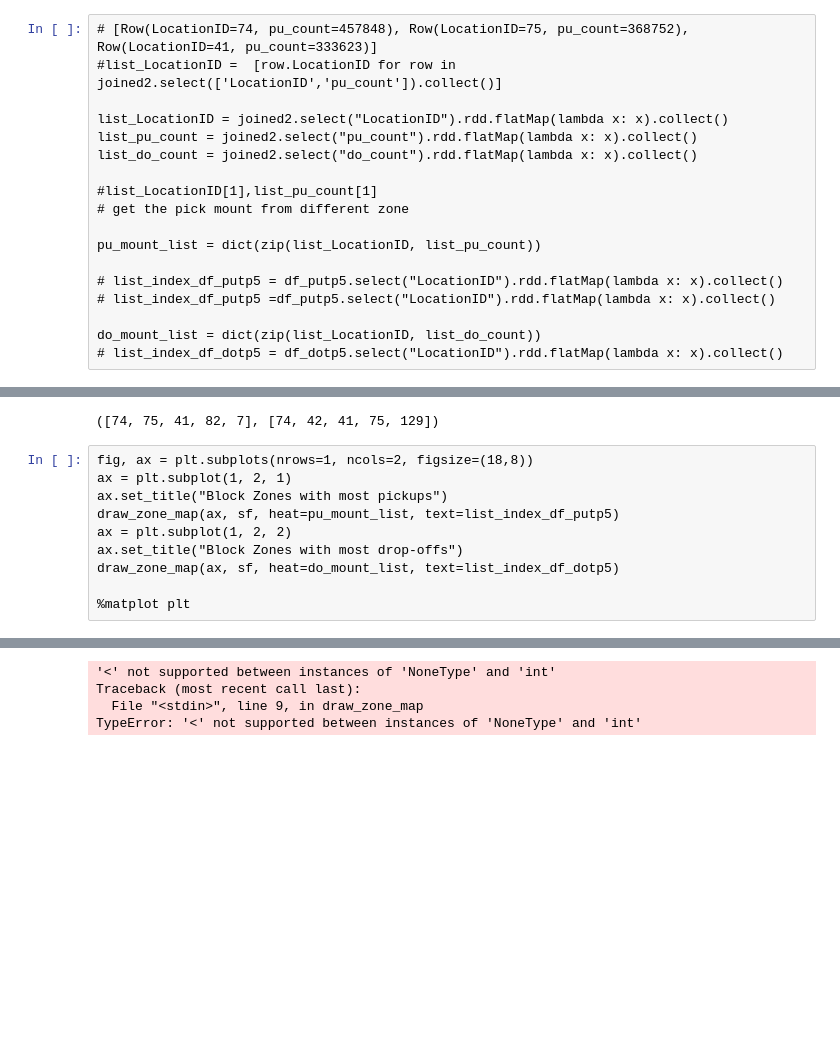
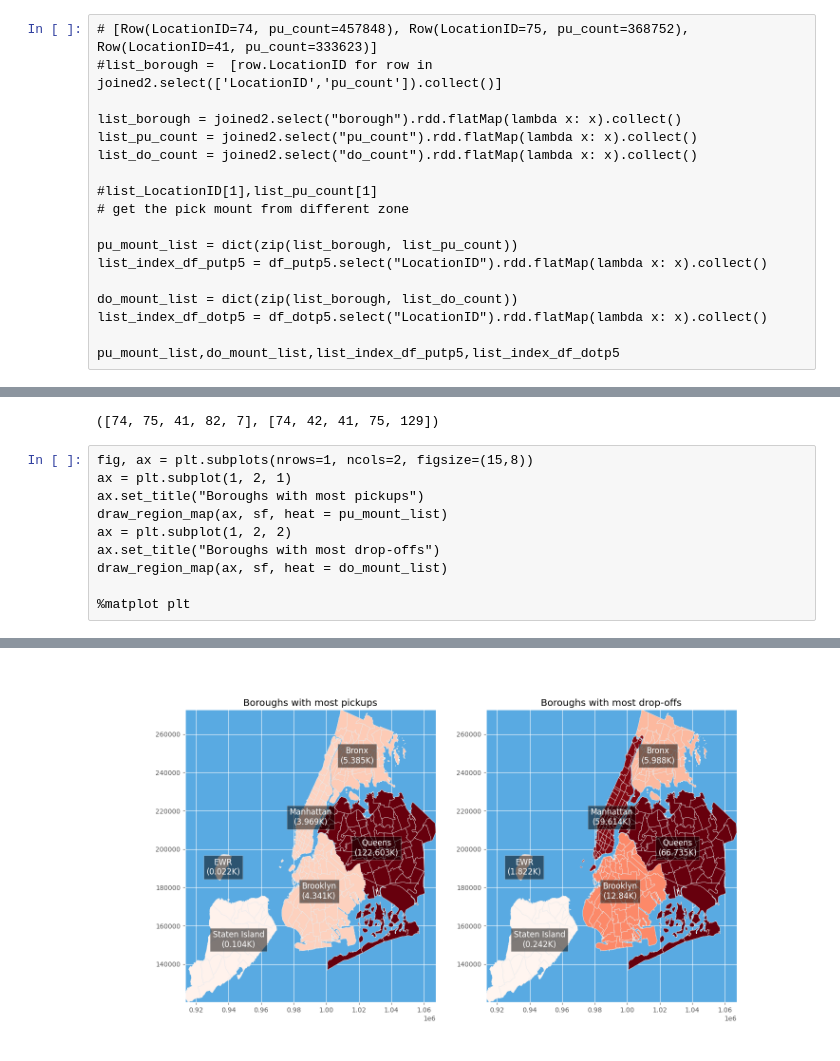
Before and after one commit to crazybber/go-jupyter, a Jupyter notebook: ETL-with-spark_2.ipynb, the cells around one changed output, grey strips where cells are left out. Saved outputs shown, nothing was run; the diff lists cells and outputs as text; blank space fills up the shorter version.

Commit message:
add regions have most pickups and drop-offs

```diff
--- a/ETL-with-spark_2.ipynb
+++ b/ETL-with-spark_2.ipynb
@@ -935,21 +935,21 @@ df_do_agg = df.select(f.col("DOLocationID").alias("LocationID")).groupBy('Locati
 # joinedg2.show(10)
 # %%
 # [Row(LocationID=74, pu_count=457848), Row(LocationID=75, pu_count=368752), Row(LocationID=41, pu_count=333623)]
-#list_LocationID =  [row.LocationID for row in joined2.select(['LocationID','pu_count']).collect()]
+#list_borough =  [row.LocationID for row in joined2.select(['LocationID','pu_count']).collect()]
 
-list_LocationID = joined2.select("LocationID").rdd.flatMap(lambda x: x).collect()
+list_borough = joined2.select("borough").rdd.flatMap(lambda x: x).collect()
 list_pu_count = joined2.select("pu_count").rdd.flatMap(lambda x: x).collect()
 list_do_count = joined2.select("do_count").rdd.flatMap(lambda x: x).collect()
 
 #list_LocationID[1],list_pu_count[1]
 # get the pick mount from different zone
 
-pu_mount_list = dict(zip(list_LocationID, list_pu_count))
+pu_mount_list = dict(zip(list_borough, list_pu_count))
+list_index_df_putp5 = df_putp5.select("LocationID").rdd.flatMap(lambda x: x).collect()
 
-# list_index_df_putp5 = df_putp5.select("LocationID").rdd.flatMap(lambda x: x).collect()
-# list_index_df_putp5 =df_putp5.select("LocationID").rdd.flatMap(lambda x: x).collect()
+do_mount_list = dict(zip(list_borough, list_do_count))
+list_index_df_dotp5 = df_dotp5.select("LocationID").rdd.flatMap(lambda x: x).collect()
 
-do_mount_list = dict(zip(list_LocationID, list_do_count))
-# list_index_df_dotp5 = df_dotp5.select("LocationID").rdd.flatMap(lambda x: x).collect()
+pu_mount_list,do_mount_list,list_index_df_putp5,list_index_df_dotp5
 # %% [output]
 [interactive output not drawn]
@@ -968,18 +964,15 @@ list_index_df_putp5,list_index_df_dotp5
 [interactive output not drawn]
 ([74, 75, 41, 82, 7], [74, 42, 41, 75, 129])
 # %%
-fig, ax = plt.subplots(nrows=1, ncols=2, figsize=(18,8))
+fig, ax = plt.subplots(nrows=1, ncols=2, figsize=(15,8))
 ax = plt.subplot(1, 2, 1)
-ax.set_title("Block Zones with most pickups")
-draw_zone_map(ax, sf, heat=pu_mount_list, text=list_index_df_putp5)
+ax.set_title("Boroughs with most pickups")
+draw_region_map(ax, sf, heat = pu_mount_list)
 ax = plt.subplot(1, 2, 2)
-ax.set_title("Block Zones with most drop-offs")
-draw_zone_map(ax, sf, heat=do_mount_list, text=list_index_df_dotp5)
+ax.set_title("Boroughs with most drop-offs")
+draw_region_map(ax, sf, heat = do_mount_list)
 
 %matplot plt
 # %% [output]
 [interactive output not drawn]
-'<' not supported between instances of 'NoneType' and 'int'
-Traceback (most recent call last):
-  File "<stdin>", line 9, in draw_zone_map
-TypeError: '<' not supported between instances of 'NoneType' and 'int'
+[figure, added]
```
Also changed, not shown: parts of 3 cells of this notebook.
